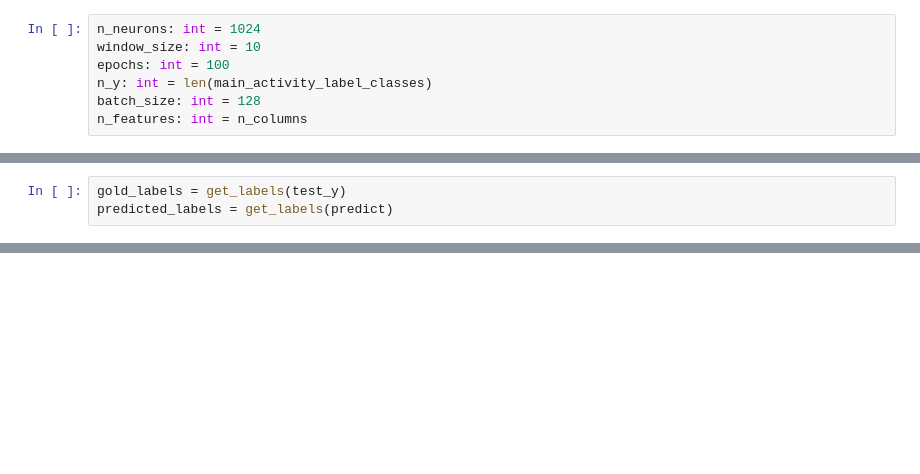
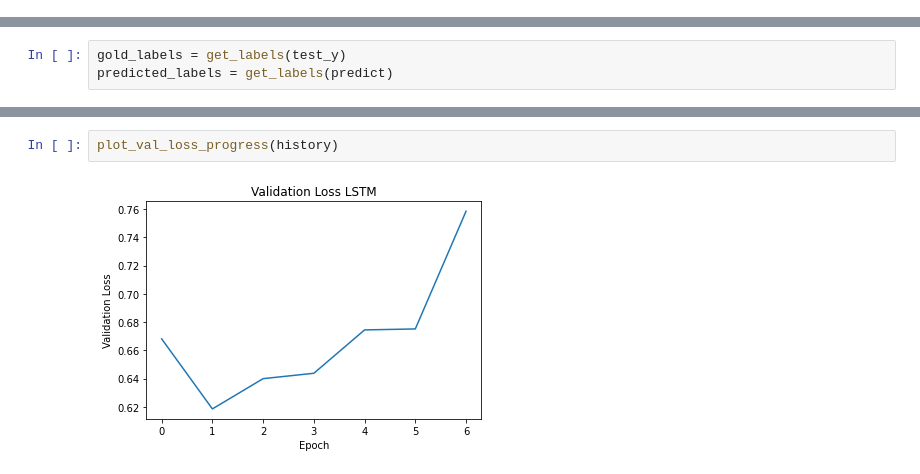
Before and after one commit to Max-Faber/ML4QS-Assignment3, a Jupyter notebook: LSTM.ipynb, the cells around one changed output, grey strips where cells are left out. Saved outputs shown, nothing was run; the diff lists cells and outputs as text; blank space fills up the shorter version.

```diff
--- a/LSTM.ipynb
+++ b/LSTM.ipynb
@@ -68,7 +27,0 @@ val_y = val_y.to_numpy()
-# %%
-n_neurons: int = 1024
-window_size: int = 10
-epochs: int = 100
-n_y: int = len(main_activity_label_classes)
-batch_size: int = 128
-n_features: int = n_columns
@@ -192,0 +102,4 @@ plt.savefig('convergence_val_loss_lstm.png')
+# %%
+plot_val_loss_progress(history)
+# %% [output]
+[figure, added]
```
Also changed, not shown: parts of 13 cells of this notebook, 1 other file.
